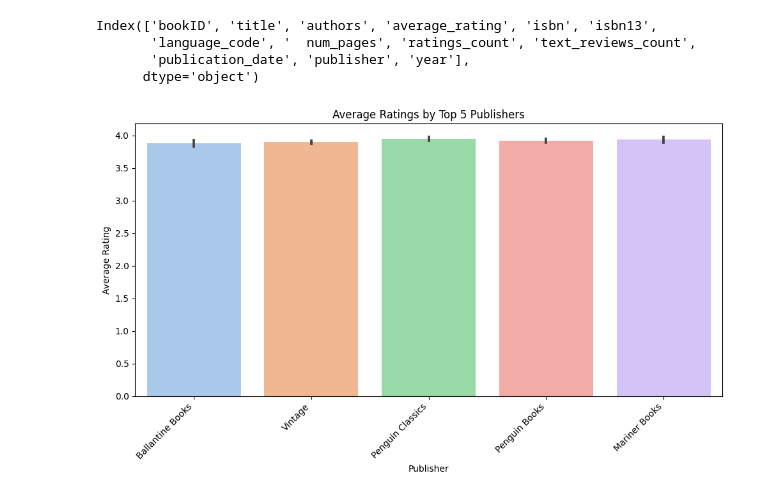
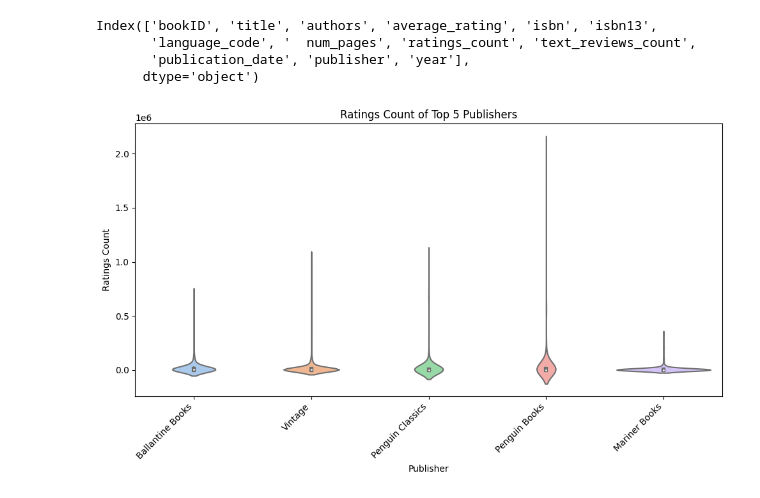
Before and after one commit to e3la/data-viz-with-python, a Jupyter notebook: Data Visualization with Python Studio.ipynb, the cells around one changed output. Drawn from its saved outputs; the diff is of its cells as text; code cells hidden in the pictures.

Commit message:
better visualizations

```diff
--- a/Data Visualization with Python Studio.ipynb
+++ b/Data Visualization with Python Studio.ipynb
@@ -71,17 +71,17 @@ Index(['bookID', 'title', 'authors', 'average_rating', 'isbn', 'isbn13',
 # %%
 # Use your Python skills to create a visualization here.
 
 top_publishers = df['publisher'].value_counts().nlargest(5).index
 
 # Filter the DataFrame to include only the top 5 publishers
 df_top_publishers = df[df['publisher'].isin(top_publishers)]
 plt.figure(figsize=(10, 6))
-sb.barplot(data=df_top_publishers, x='publisher', y='average_rating', palette='pastel')
+sb.violinplot(data=df_top_publishers, x='publisher', y='ratings_count', palette='pastel')
 plt.xlabel('Publisher')
-plt.ylabel('Average Rating')
-plt.title('Average Ratings by Top 5 Publishers')
+plt.ylabel('Ratings Count')
+plt.title('Ratings Count of Top 5 Publishers')
 plt.xticks(rotation=45, ha='right')
 plt.tight_layout()
 plt.show()
 # %% [output]
-[figure, old version]
+[figure, new version]
```
